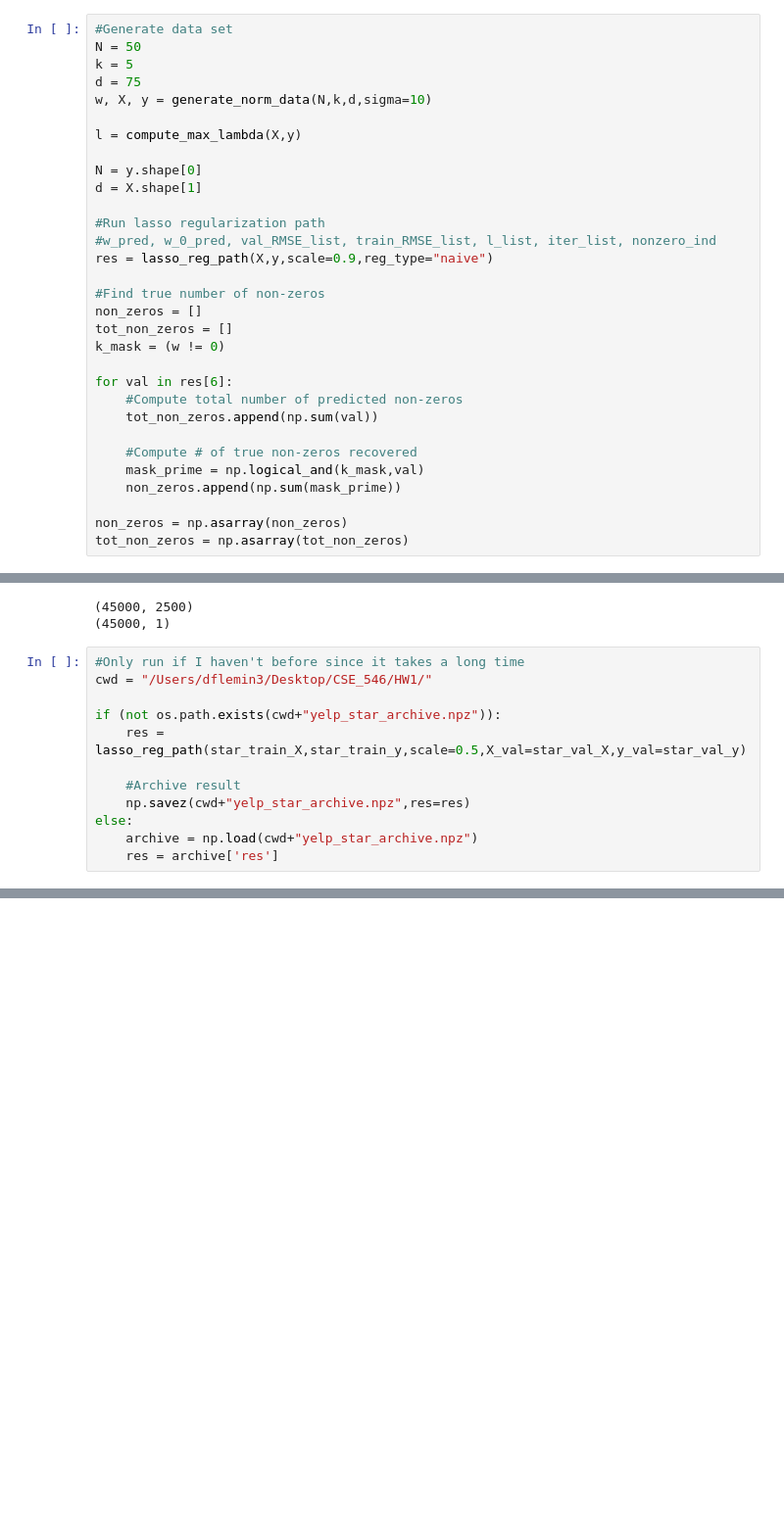
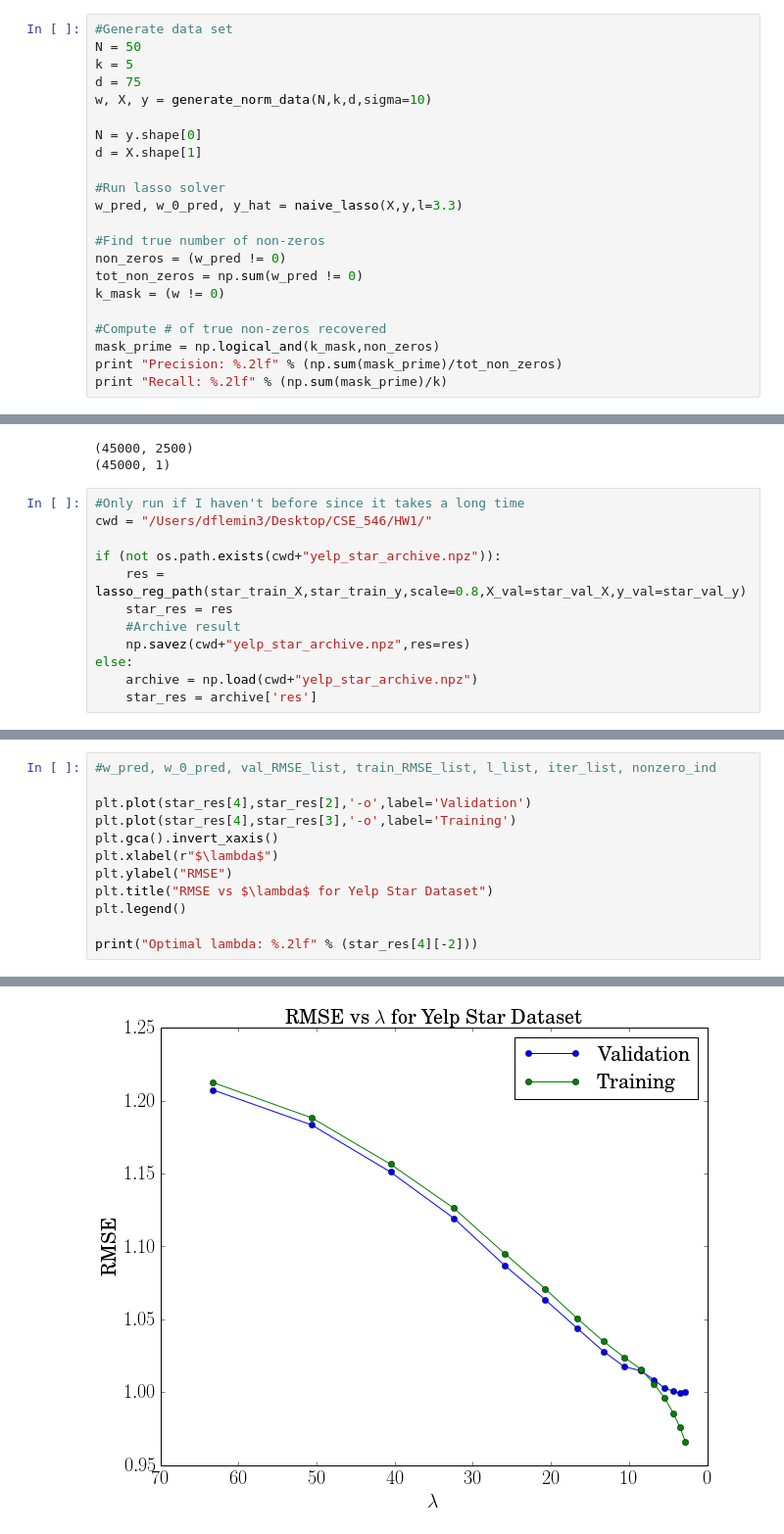
Before and after one commit to dflemin3/CSE_546, a Jupyter notebook: HW1/CSE_546_Lasso_Regression.ipynb, the cells around one changed output, grey strips where cells are left out. Shown: that part at 98% size. Drawn from its saved outputs; the diff is of its cells as text; blank space fills up the shorter version.

```diff
--- a/HW1/CSE_546_Lasso_Regression.ipynb
+++ b/HW1/CSE_546_Lasso_Regression.ipynb
@@ -648,27 +637,18 @@ k = 5
 d = 75
 w, X, y = generate_norm_data(N,k,d,sigma=10)
 
-l = compute_max_lambda(X,y)
-
 N = y.shape[0]
 d = X.shape[1]
 
-#Run lasso regularization path
-#w_pred, w_0_pred, val_RMSE_list, train_RMSE_list, l_list, iter_list, nonzero_ind
-res = lasso_reg_path(X,y,scale=0.9,reg_type="naive")
+#Run lasso solver
+w_pred, w_0_pred, y_hat = naive_lasso(X,y,l=3.3)
 
 #Find true number of non-zeros
-non_zeros = []
-tot_non_zeros = []
+non_zeros = (w_pred != 0)
+tot_non_zeros = np.sum(w_pred != 0)
 k_mask = (w != 0)
 
-for val in res[6]:
-    #Compute total number of predicted non-zeros
-    tot_non_zeros.append(np.sum(val))
-
-    #Compute # of true non-zeros recovered
-    mask_prime = np.logical_and(k_mask,val)
-    non_zeros.append(np.sum(mask_prime))
-
-non_zeros = np.asarray(non_zeros)
-tot_non_zeros = np.asarray(tot_non_zeros)
+#Compute # of true non-zeros recovered
+mask_prime = np.logical_and(k_mask,non_zeros)
+print "Precision: %.2lf" % (np.sum(mask_prime)/tot_non_zeros)
+print "Recall: %.2lf" % (np.sum(mask_prime)/k)
@@ -895,10 +900,10 @@ star_test_y = star_y[37500:]
 cwd = "/Users/dflemin3/Desktop/CSE_546/HW1/"
 
 if (not os.path.exists(cwd+"yelp_star_archive.npz")):
-    res = lasso_reg_path(star_train_X,star_train_y,scale=0.5,X_val=star_val_X,y_val=star_val_y)
-
+    res = lasso_reg_path(star_train_X,star_train_y,scale=0.8,X_val=star_val_X,y_val=star_val_y)
+    star_res = res
     #Archive result
     np.savez(cwd+"yelp_star_archive.npz",res=res)
 else:
     archive = np.load(cwd+"yelp_star_archive.npz")
-    res = archive['res']
+    star_res = archive['res']
@@ -943,0 +910,13 @@ for k in range(0,d):
+# %%
+#w_pred, w_0_pred, val_RMSE_list, train_RMSE_list, l_list, iter_list, nonzero_ind
+
+plt.plot(star_res[4],star_res[2],'-o',label='Validation')
+plt.plot(star_res[4],star_res[3],'-o',label='Training')
+plt.gca().invert_xaxis()
+plt.xlabel(r"$\lambda$")
+plt.ylabel("RMSE")
+plt.title("RMSE vs $\lambda$ for Yelp Star Dataset")
+plt.legend()
+
+print("Optimal lambda: %.2lf" % (star_res[4][-2]))
+# %% [output]
@@ -943,0 +924 @@ for k in range(0,d):
+[figure, added]
```
Also changed, not shown: parts of 37 cells of this notebook, 2 other files.
